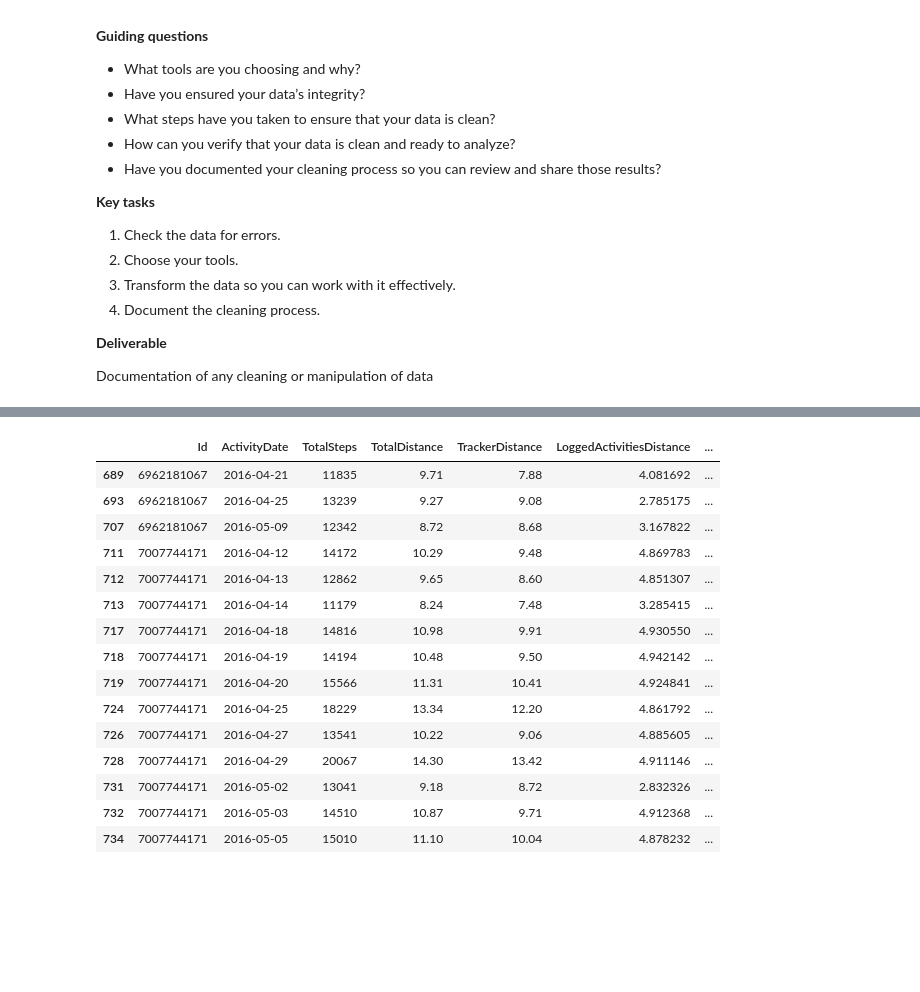
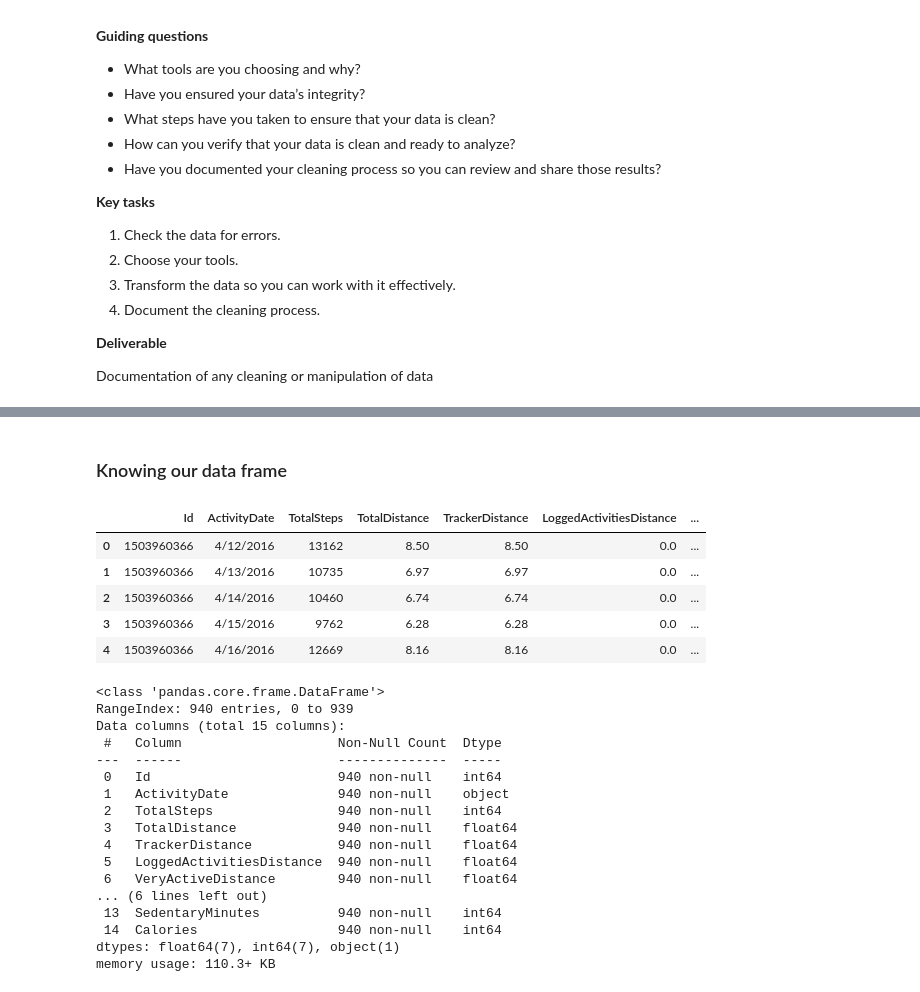
Before and after one commit to baguilar6174/data-analysis-bellabeat, a Jupyter notebook: notebook.ipynb, the cells around one changed output, grey strips where cells are left out. Drawn from its saved outputs; the diff is of its cells as text; code cells hidden in the pictures; blank space fills up the shorter version.

```diff
--- a/notebook.ipynb
+++ b/notebook.ipynb
@@ -255,19 +182,38 @@ Name: count, dtype: int64
-# %%
-df.query('distance_diff > 0.0')
-# %% [output]
-|  | Id | ActivityDate | TotalSteps | TotalDistance | TrackerDistance | LoggedActivitiesDistance | ... |
-| 689 | 6962181067 | 2016-04-21 | 11835 | 9.71 | 7.88 | 4.081692 | ... |
-| 693 | 6962181067 | 2016-04-25 | 13239 | 9.27 | 9.08 | 2.785175 | ... |
-| 707 | 6962181067 | 2016-05-09 | 12342 | 8.72 | 8.68 | 3.167822 | ... |
-| 711 | 7007744171 | 2016-04-12 | 14172 | 10.29 | 9.48 | 4.869783 | ... |
-| 712 | 7007744171 | 2016-04-13 | 12862 | 9.65 | 8.60 | 4.851307 | ... |
-| 713 | 7007744171 | 2016-04-14 | 11179 | 8.24 | 7.48 | 3.285415 | ... |
-| 717 | 7007744171 | 2016-04-18 | 14816 | 10.98 | 9.91 | 4.930550 | ... |
-| 718 | 7007744171 | 2016-04-19 | 14194 | 10.48 | 9.50 | 4.942142 | ... |
-| 719 | 7007744171 | 2016-04-20 | 15566 | 11.31 | 10.41 | 4.924841 | ... |
-| 724 | 7007744171 | 2016-04-25 | 18229 | 13.34 | 12.20 | 4.861792 | ... |
-| 726 | 7007744171 | 2016-04-27 | 13541 | 10.22 | 9.06 | 4.885605 | ... |
-| 728 | 7007744171 | 2016-04-29 | 20067 | 14.30 | 13.42 | 4.911146 | ... |
-| 731 | 7007744171 | 2016-05-02 | 13041 | 9.18 | 8.72 | 2.832326 | ... |
-| 732 | 7007744171 | 2016-05-03 | 14510 | 10.87 | 9.71 | 4.912368 | ... |
-| 734 | 7007744171 | 2016-05-05 | 15010 | 11.10 | 10.04 | 4.878232 | ... |
+# %% [markdown]
+### Knowing our data frame
+# %%
+# Preview the data by displaying the first few rows of a data object
+
+bellabeat_df.head()
+# %% [output]
+|  | Id | ActivityDate | TotalSteps | TotalDistance | TrackerDistance | LoggedActivitiesDistance | ... |
+| 0 | 1503960366 | 4/12/2016 | 13162 | 8.50 | 8.50 | 0.0 | ... |
+| 1 | 1503960366 | 4/13/2016 | 10735 | 6.97 | 6.97 | 0.0 | ... |
+| 2 | 1503960366 | 4/14/2016 | 10460 | 6.74 | 6.74 | 0.0 | ... |
+| 3 | 1503960366 | 4/15/2016 | 9762 | 6.28 | 6.28 | 0.0 | ... |
+| 4 | 1503960366 | 4/16/2016 | 12669 | 8.16 | 8.16 | 0.0 | ... |
+# %%
+# Quick understanding of the structure and quality of the data. It helps to identify missing data, understand the distribution of data types and evaluate the complexity and size of the DataFrame.
+
+bellabeat_df.info()
+
+# If you want know only types
+# bellabeat_df.dtypes
+# %% [output]
+<class 'pandas.core.frame.DataFrame'>
+RangeIndex: 940 entries, 0 to 939
+Data columns (total 15 columns):
+ #   Column                    Non-Null Count  Dtype
+---  ------                    --------------  -----
+ 0   Id                        940 non-null    int64
+ 1   ActivityDate              940 non-null    object
+ 2   TotalSteps                940 non-null    int64
+ 3   TotalDistance             940 non-null    float64
+ 4   TrackerDistance           940 non-null    float64
+ 5   LoggedActivitiesDistance  940 non-null    float64
+ 6   VeryActiveDistance        940 non-null    float64
+... (6 lines left out)
+ 13  SedentaryMinutes          940 non-null    int64
+ 14  Calories                  940 non-null    int64
+dtypes: float64(7), int64(7), object(1)
+memory usage: 110.3+ KB
```
Also changed, not shown: parts of 20 cells of this notebook.
